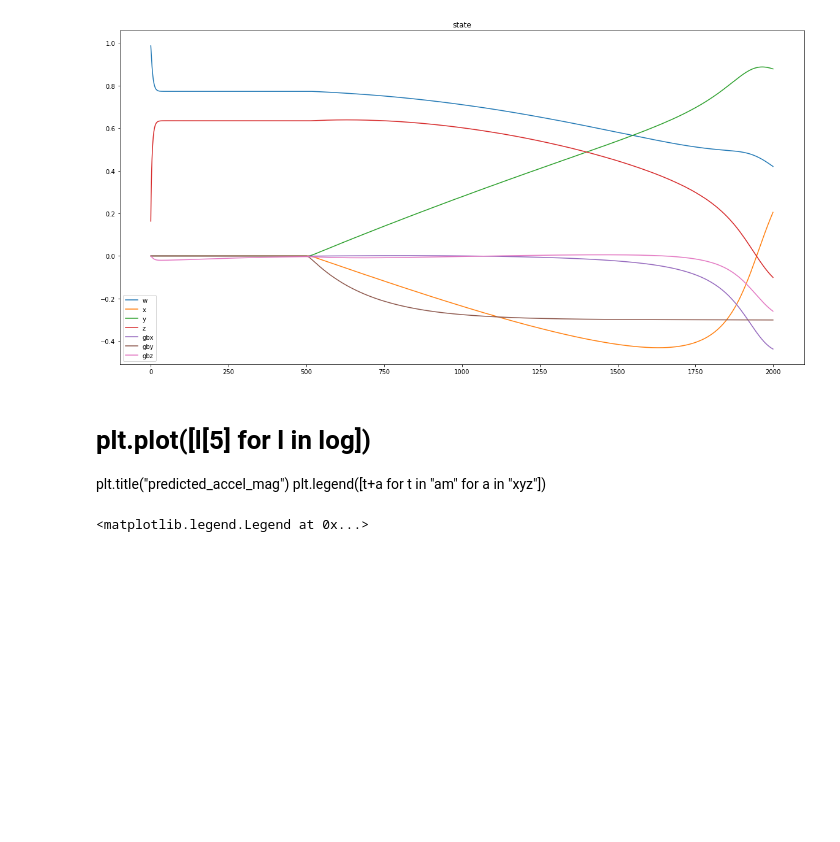
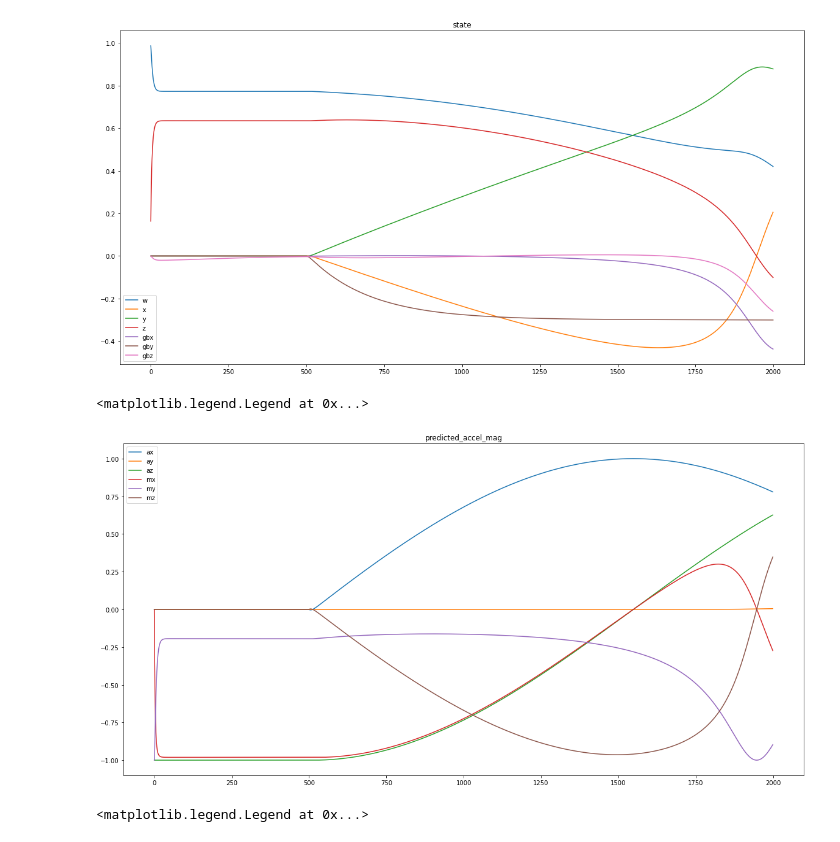
Before and after one commit to vickenty/ahrs, a Jupyter notebook: rotate-y.ipynb, the cells around one changed output. Saved outputs shown, nothing was run; the diff lists cells and outputs as text; code cells hidden in the pictures; blank space fills up the shorter version.

```diff
--- a/rotate-y.ipynb
+++ b/rotate-y.ipynb
@@ -58,10 +58,13 @@ plt.legend(["w", "x", "y", "z", "gbx", "gby", "gbz"])
 # %% [output]
 <matplotlib.legend.Legend at 0x...>
 [figure]
-# %% [markdown]
-# plt.plot([l[5] for l in log])
-plt.title("predicted_accel_mag")
-plt.legend([t+a for t in "am" for a in "xyz"])
+# %%
+plt.plot([l[5] for l in log])
+plt.title("predicted_accel_mag")
+plt.legend([t+a for t in "am" for a in "xyz"])
+# %% [output]
+<matplotlib.legend.Legend at 0x...>
+[figure, added]
 # %%
 plt.plot([yrp(l[4]) for l in log])
 plt.legend(["Y", "R", "P"])
```
